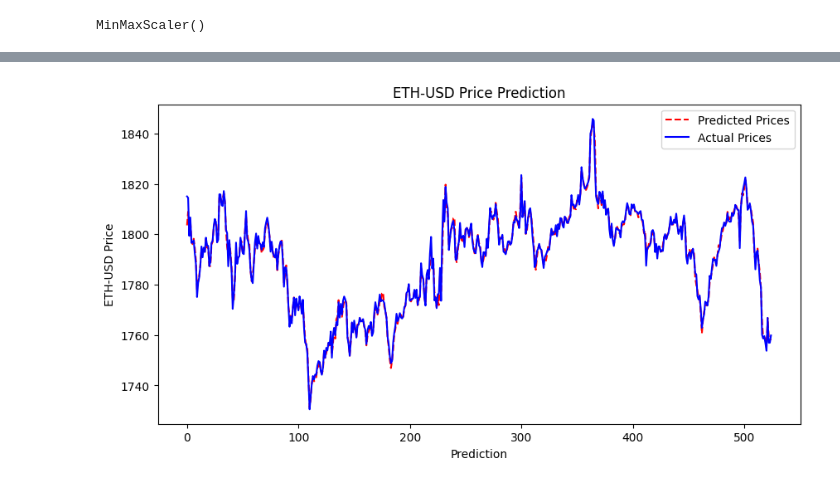
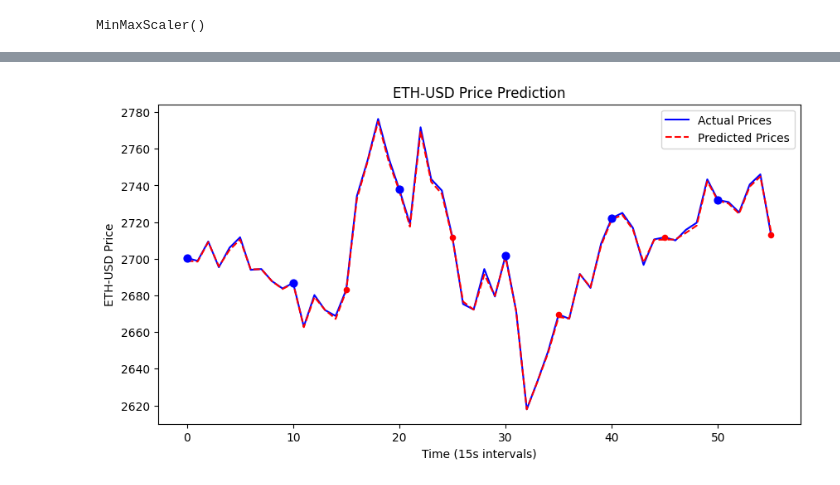
Before and after one commit to mmandelb2201/AITrader, a Jupyter notebook: model/model performance stats/model_tester.ipynb, the cells around one changed output, grey strips where cells are left out. Saved outputs shown, nothing was run; the diff lists cells and outputs as text; code cells hidden in the pictures.

```diff
--- a/model/model performance stats/model_tester.ipynb
+++ b/model/model performance stats/model_tester.ipynb
@@ -10,14 +11,7 @@ from keras.models import load_model
 # %%
-model = load_model('../models/model.keras')
 #Read test data
-use_model_data = True
-price_column = "Price"
-df = pd.read_csv('./prices.log', header=None, names=["Price", "Timestamp"])
-if use_model_data:
-    df = pd.read_csv('../recent_eth_prices.csv')
-    price_column = "price"
-
-prices = np.array(df[price_column]).reshape(-1, 1)
+df = pd.read_csv('prices.log', header=None, names=["Price", "Timestamp"])
+prices = np.array(df['Price']).reshape(-1, 1)
 # %%
 #Set min-max scaler to same as model
 model_data = pd.read_csv('../resampled_data.csv')
@@ -46,11 +62,11 @@ df.head()
 # %%
 # Scale prices to match training format
-prices_original = df[price_column].values.reshape(-1, 1)
+prices_original = df['price'].values.reshape(-1, 1)
 df['transformed_price'] = scaler.transform(prices_original)
 df['sma_5'] = df['transformed_price'].rolling(window=5).mean()
 df['momentum'] = df['transformed_price'] - df['transformed_price'].shift(5)
-df['price_scaled'] = scaler.fit_transform(df[[price_column]])
-df['pct_change'] = df[price_column].pct_change() * 100  # Convert to percentage
+df['price_scaled'] = scaler.fit_transform(df[['price']])
+df['pct_change'] = df['price'].pct_change() * 100  # Convert to percentage
 df.dropna(subset=['sma_5', 'momentum'], inplace=True)
 df.head()
 
@@ -60,10 +76,11 @@ momentum = df['momentum'].values
 # %%
 # Prepare the data for LSTM (same sequence length used in training)
 X_test = []
+last_price = []
 
 # Create sequences of data for LSTM
-sequence_length = 15  # Sequence of 10 observations
-forecast_steps = 30  # Predict 5 steps into the future
+sequence_length = 10  # Sequence of 10 observations
+forecast_steps = 5  # Predict 5 steps into the future
 
 for i in range(0, len((prices) - sequence_length - forecast_steps), sequence_length):
     try:
@@ -74,6 +91,8 @@ for i in range(0, len((prices) - sequence_length - forecast_steps), sequence_len
         #row.append(np.array(momentum[i:i + sequence_length]).reshape(sequence_length, 1))
 
         X_test.append(prices[i:i + sequence_length])
+        #X_test.append(np.array(row).reshape(len(row), sequence_length))
+        last_price.append(prices_original[i + sequence_length])
     except ValueError:
         break
 
@@ -93,9 +113,8 @@ len(predictions)
 # %%
 #pull real prices to compare with predictions
 prices_to_compare = []
-step_length = forecast_steps
+step_length = 5
 for i in range(sequence_length + step_length - 1, len(prices), sequence_length):
     prices_to_compare.append(prices_original[i])
 
 len(prices_to_compare)
-predicted_prices = predicted_prices[2:]
@@ -118,15 +135,24 @@ Average Percentage Difference: 0.06825585763113978%
 # %%
 # Plot the results
 plt.figure(figsize=(10, 5))
+plt.plot(prices_to_compare, label="Actual Prices", color="blue")
 plt.plot(predicted_prices, label="Predicted Prices", color="red", linestyle="dashed")
-plt.plot(prices_to_compare, label="Actual Prices", color="blue")
-plt.xlabel("Prediction")
+plt.xlabel("Time (15s intervals)")
 plt.ylabel("ETH-USD Price")
 plt.legend()
 plt.title("ETH-USD Price Prediction")
+
+# Add blue markers every 10 steps
+blue_indices = np.arange(0, len(prices_to_compare), sequence_length)
+plt.scatter(blue_indices, np.array(prices_to_compare)[blue_indices], color="blue", s=40, label="Blue Marker (Every 10)", zorder=3)
+
+# Add red markers every 5 steps
+red_indices = np.arange(sequence_length + forecast_steps, len(prices_to_compare), sequence_length)
+plt.scatter(red_indices, np.array(prices_to_compare)[red_indices], color="red", s=20, label="Red Marker (Every 5)", zorder=3)
+
 plt.show()
 # %% [output]
-[figure, old version]
+[figure, new version]
 # %%
 correct_buy_predictions = 0
 incorrect_buy_predictions = 0
```
Also changed, not shown: parts of 13 cells of this notebook, 28 other files.
